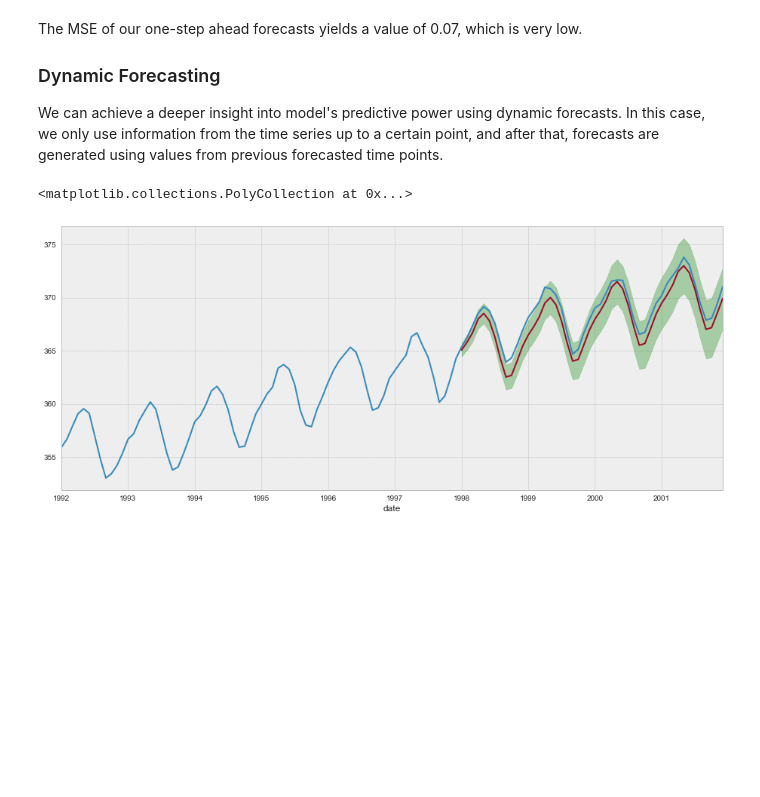
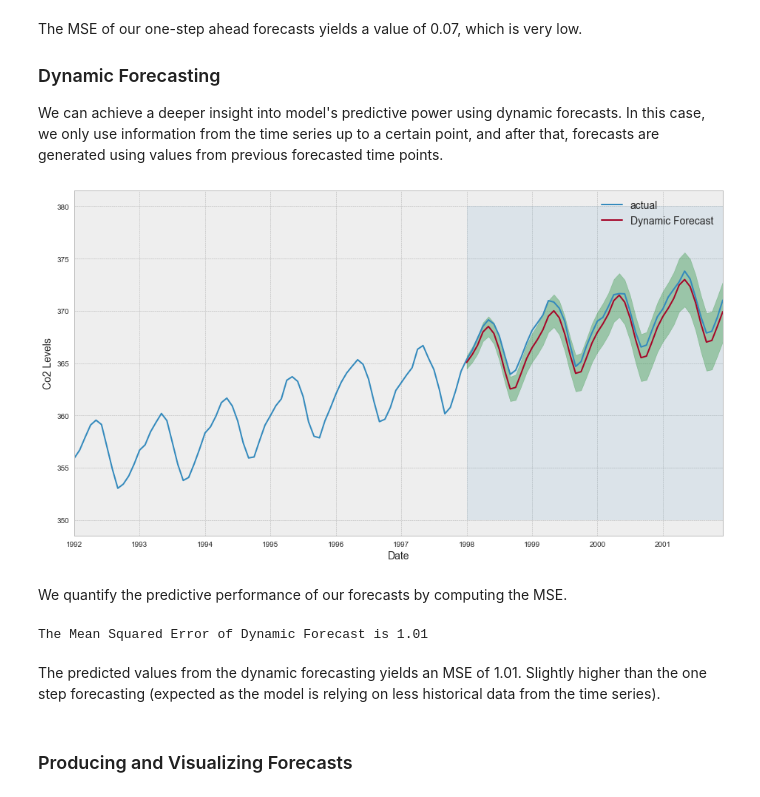
Before and after one commit to luluvalakdawala/Co2_forecasting, a Jupyter notebook: arima_models.ipynb, the cells around one changed output. Cells and saved outputs as stored; diff of their text form; code cells hidden in the pictures; blank space fills up the shorter version.

```diff
--- a/arima_models.ipynb
+++ b/arima_models.ipynb
@@ -257,7 +257,7 @@ preds = result.get_prediction(start=pd.to_datetime('1998-01-01'), dynamic=False)
 preds_conf = preds.conf_int()
 # %%
 plt.style.use('bmh')
-rcParams['figure.figsize'] = 14,6
+rcParams['figure.figsize'] = 14,8
 ax = co2['1992':].plot(label='actual')
 preds.predicted_mean.plot(ax=ax, label='One-step Ahead Forecast', alpha=.75)
 ax.fill_between(preds_conf.index,
@@ -290,14 +290,29 @@ dynamic_preds = result.get_prediction(start= pd.to_datetime('1998-01-01'), dynam
 dynamic_preds_conf = dynamic_preds.conf_int()
 # %%
 #visualizing the dynamic forecast
-ax = co2['1992':].plot(label='actual', figsize=(14,6))
+ax = co2['1992':].plot(label='actual', figsize=(14,8))
 dynamic_preds.predicted_mean.plot(ax=ax, label='Dynamic Forecast')
 ax.fill_between(dynamic_preds_conf.index,
                dynamic_preds_conf.iloc[:, 0],
                dynamic_preds_conf.iloc[:, 1],
                color = 'green',
-               alpha=0.3);
-#ax.fill_between(ax.get_ylim(), pd.to_datetime('1998-01-01'), dynamic_preds.predicted_mean.index[-1], alpha=0.1, zorder=-1)
+               alpha=0.3)
+ax.fill_between(dynamic_preds_conf.index, 350, 380, alpha=0.1)
+
+ax.set_xlabel('Date', fontsize=14)
+ax.set_ylabel('Co2 Levels', fontsize=14)
+plt.legend(fontsize=14)
+plt.show();
 # %% [output]
-<matplotlib.collections.PolyCollection at 0x...>
-[figure, old version]
+[figure, new version]
+# %% [markdown]
+We quantify the predictive performance of our forecasts by computing the MSE.
+# %%
+mse_dynamic_forecast = mean_squared_error(co2['1998':], dynamic_preds.predicted_mean)
+print('The Mean Squared Error of Dynamic Forecast is {}'.format(round(mse_dynamic_forecast, 2)))
+# %% [output]
+The Mean Squared Error of Dynamic Forecast is 1.01
+# %% [markdown]
+The predicted values from the dynamic forecasting yields an MSE of 1.01. Slightly higher than the one step forecasting (expected as the model is relying on less historical data from the time series).
+# %% [markdown]
+### Producing and Visualizing Forecasts
```
Also changed, not shown: parts of 5 cells of this notebook.
